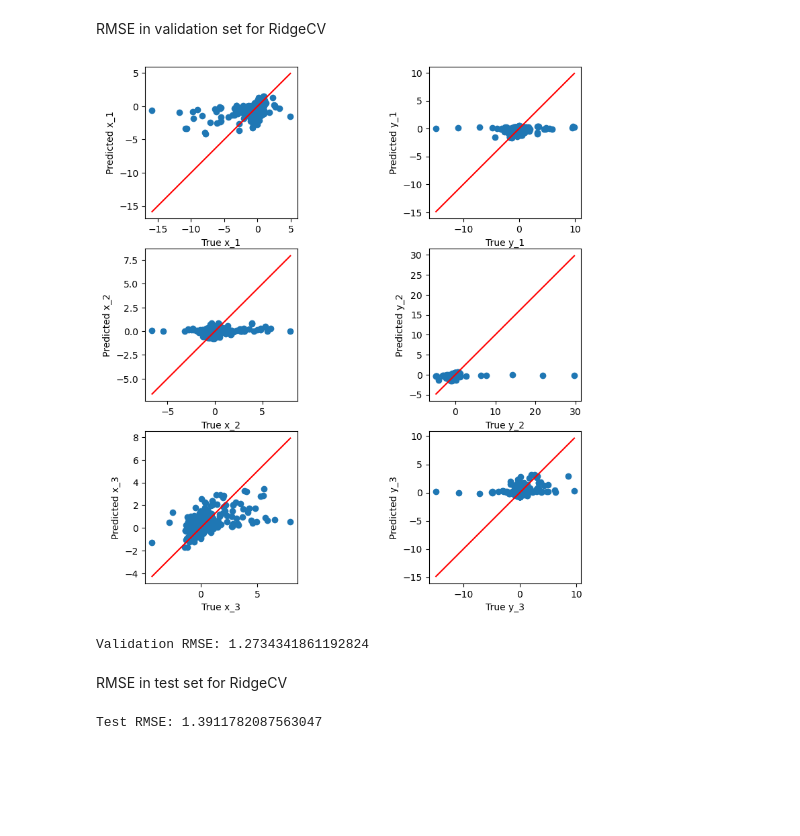
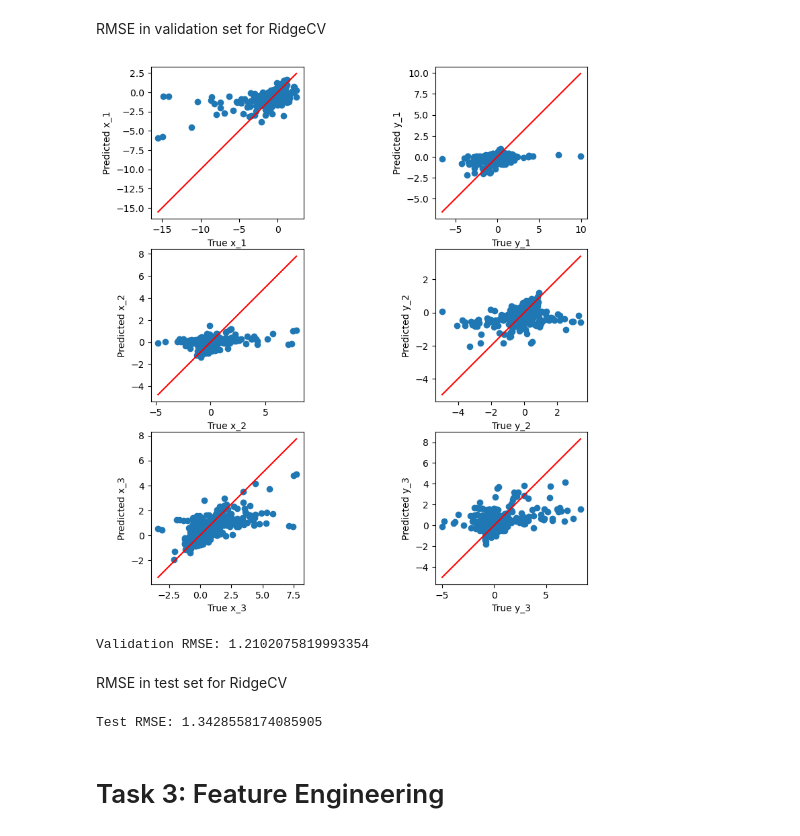
Before and after one commit to RenatoViola/AA_Assignment_1, a Jupyter notebook: Code/assigment.ipynb, the cells around one changed output. Saved outputs shown, nothing was run; the diff lists cells and outputs as text; code cells hidden in the pictures; blank space fills up the shorter version.

Commit message:
Collision without null collumns, velocities as features and targets.
Co-authored-by: Joana Wang <Joana-Wang@users.noreply.github.com>

```diff
--- a/Code/assigment.ipynb
+++ b/Code/assigment.ipynb
@@ -108,3 +91,22 @@ for k in ks:
 [figure]
 4643
 [figure]
+# %%
+def remove_useless_rows(subframes):
+    cleaned_subframes = []
+
+    for df in subframes:
+        # Identify rows where all values except for 'Id' are 0
+        mask = (df.drop(columns=['Id']) != 0).any(axis=1)
+
+        # Filter out the "useless" rows
+        cleaned_df = df[mask]
+
+        # Append the cleaned dataframe to the list
+        if not cleaned_df.empty:
+            cleaned_subframes.append(cleaned_df)
+
+    return cleaned_subframes
+
+# Assuming 'subframes' is your list of dataframes, each representing a simulation
+subframes = remove_useless_rows(subframes)
@@ -116,17 +145,17 @@ def create_features_and_targets(subframes):
     y_list = []
 
     for df in subframes:
-        initial_conditions = df.iloc[0][['x_1', 'y_1', 'x_2', 'y_2', 'x_3', 'y_3']].values
+        initial_conditions = df.iloc[0][['x_1', 'y_1', 'v_x_1', 'v_y_1', 'x_2', 'y_2', 'v_x_2', 'v_y_2', 'x_3', 'y_3', 'v_x_3', 'v_y_3']].values
 
         for i, row in df.iterrows():
             features = [row['t']] + initial_conditions.tolist()
             X_list.append(features)
 
-            targets = row[['x_1', 'y_1', 'x_2', 'y_2', 'x_3', 'y_3']].values
+            targets = row[['x_1', 'y_1', 'v_x_1', 'v_y_1', 'x_2', 'y_2', 'v_x_2', 'v_y_2', 'x_3', 'y_3', 'v_x_3', 'v_y_3']].values
             y_list.append(targets)
 
-    X = pd.DataFrame(X_list, columns=['t', 'x0_1', 'y0_1', 'x0_2', 'y0_2', 'x0_3', 'y0_3'])
-    y = pd.DataFrame(y_list, columns=['x_1', 'y_1', 'x_2', 'y_2', 'x_3', 'y_3'])
+    X = pd.DataFrame(X_list, columns=['t', 'x0_1', 'y0_1','v_x0_1', 'v_y0_1', 'x0_2', 'y0_2','v_x0_2', 'v_y0_2', 'x0_3', 'y0_3', 'v_x0_3', 'v_y0_3'])
+    y = pd.DataFrame(y_list, columns=['x_1', 'y_1', 'v_x_1', 'v_y_1', 'x_2', 'y_2', 'v_x_2', 'v_y_2', 'x_3', 'y_3', 'v_x_3', 'v_y_3'])
 
     return X, y
 
@@ -191,9 +257,7 @@ y_test_df = pd.concat(y_test, axis=0)
 
 Linear regression model
 # %%
-degree=1
-
-polyreg=make_pipeline(StandardScaler(), PolynomialFeatures(degree, include_bias=False),
+polyreg=make_pipeline(StandardScaler(),
                       LinearRegression())
 
 polyreg.fit(X_train_df, y_train_df)
@@ -435,7 +524,7 @@ prediction_to_submission(y_polynomial_pred, '../submissions/polynomial_submissio
 # %% [markdown]
 Try out RidgeCV and the best degree was 4
 # %%
-degree=3
+degree=4
 
 polyreg=make_pipeline(StandardScaler(), PolynomialFeatures(degree, include_bias=False),
                       RidgeCV())
@@ -448,24 +537,35 @@ y_dev_pred = polyreg.predict(X_dev_df)
 # %% [markdown]
 RMSE in validation set for RidgeCV
 # %%
-plot_y_yhat(y_dev_df.values, y_dev_pred, plot_title="y_yhat_plot")
+position_columns = ['x_1', 'y_1', 'x_2', 'y_2', 'x_3', 'y_3']
+
+y_dev_positions = y_dev_df[position_columns].values
+y_pred_positions = y_dev_pred[:, [0, 1, 4, 5, 8, 9]]
+
+plot_y_yhat(y_dev_positions, y_pred_positions, plot_title="y_yhat_plot")
 
 # Calculate RMSE for the validation set
-rmse = np.sqrt(mean_squared_error(y_dev_df, y_dev_pred))
+rmse = root_mean_squared_error(y_dev_positions, y_pred_positions)
 
 print(f"Validation RMSE: {rmse}")
 # %% [output]
-[figure, old version]
+[figure, new version]
-Validation RMSE: 1.2734341861192824
+Validation RMSE: 1.2102075819993354
 # %% [markdown]
 RMSE in test set for RidgeCV
 # %%
 # Predict the targets for the test set
 y_test_pred = polyreg.predict(X_test_df)
 
+y_test_pred_positions = y_test_pred[:, [0, 1, 4, 5, 8, 9]]
+y_test_positions = y_test_df[position_columns].values
+
+
 # Calculate RMSE for the test set
-rmse = np.sqrt(mean_squared_error(y_test_df, y_test_pred))
+rmse = root_mean_squared_error(y_test_positions, y_test_pred_positions)
 
 print(f"Test RMSE: {rmse}")
 # %% [output]
-Test RMSE: 1.3911782087563047
+Test RMSE: 1.3428558174085905
+# %% [markdown]
+# Task 3: Feature Engineering
```
Also changed, not shown: parts of 25 cells of this notebook.
